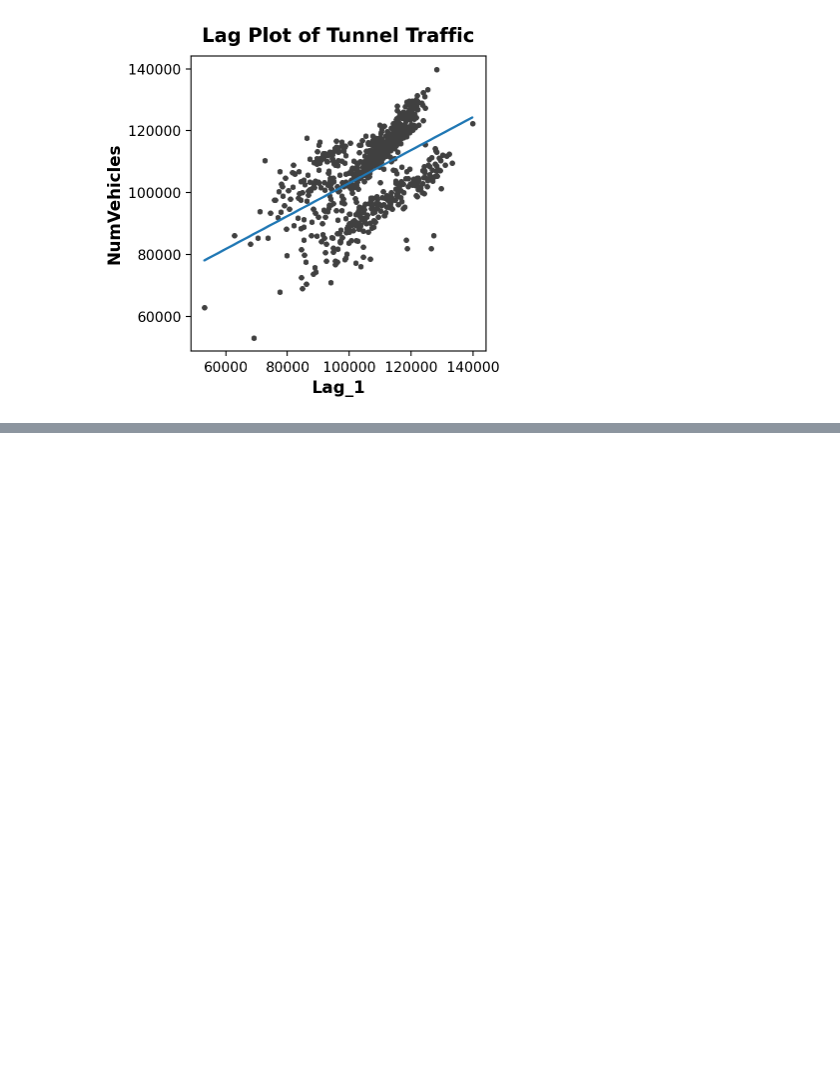
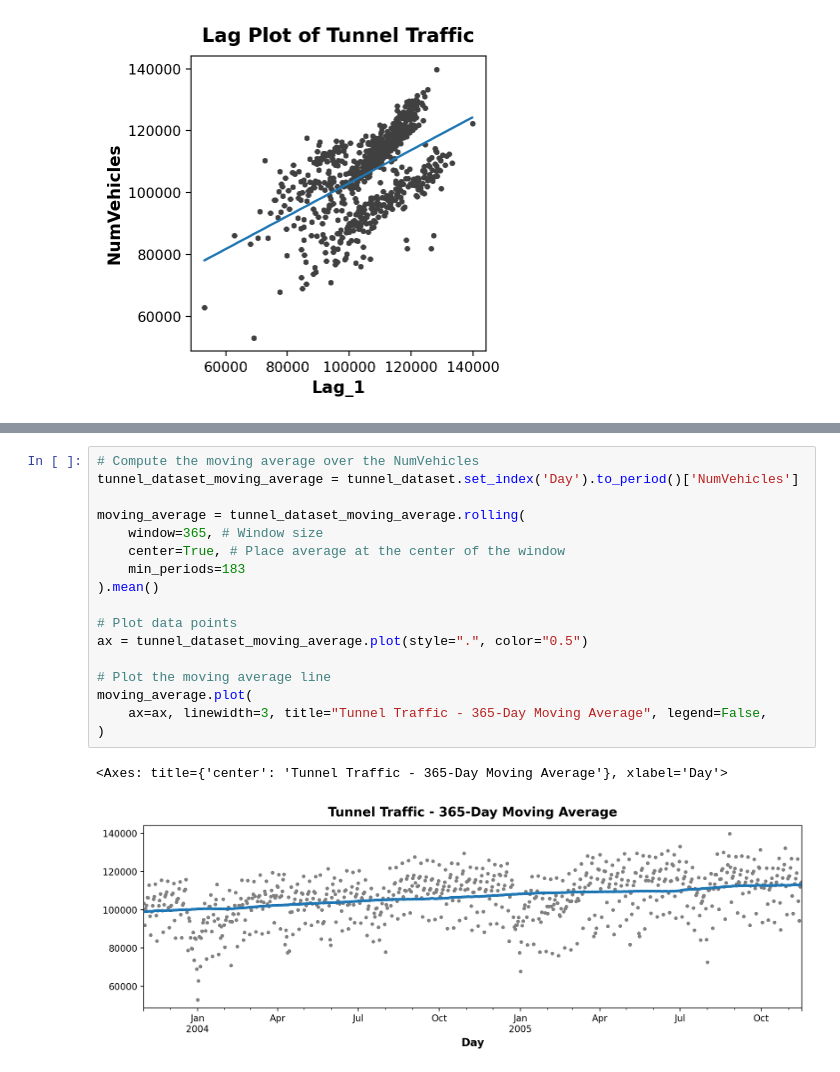
Before and after one commit to Volscente/TimeWarpForecast, a Jupyter notebook: notebooks/linear_regression/kaggle_tunnel_data.ipynb, the cells around one changed output, grey strips where cells are left out. Saved outputs shown, nothing was run; the diff lists cells and outputs as text; blank space fills up the shorter version.

Commit message:
Moving Average on Tunnel dataset

```diff
--- a/notebooks/linear_regression/kaggle_tunnel_data.ipynb
+++ b/notebooks/linear_regression/kaggle_tunnel_data.ipynb
@@ -178,0 +185,20 @@ ax.set_title('Lag Plot of Tunnel Traffic');
+# %%
+# Compute the moving average over the NumVehicles
+tunnel_dataset_moving_average = tunnel_dataset.set_index('Day').to_period()['NumVehicles']
+
+moving_average = tunnel_dataset_moving_average.rolling(
+    window=365, # Window size
+    center=True, # Place average at the center of the window
+    min_periods=183
+).mean()
+
+# Plot data points
+ax = tunnel_dataset_moving_average.plot(style=".", color="0.5")
+
+# Plot the moving average line
+moving_average.plot(
+    ax=ax, linewidth=3, title="Tunnel Traffic - 365-Day Moving Average", legend=False,
+)
+# %% [output]
+<Axes: title={'center': 'Tunnel Traffic - 365-Day Moving Average'}, xlabel='Day'>
+[figure, added]
```
Also changed, not shown: parts of 3 cells of this notebook.
